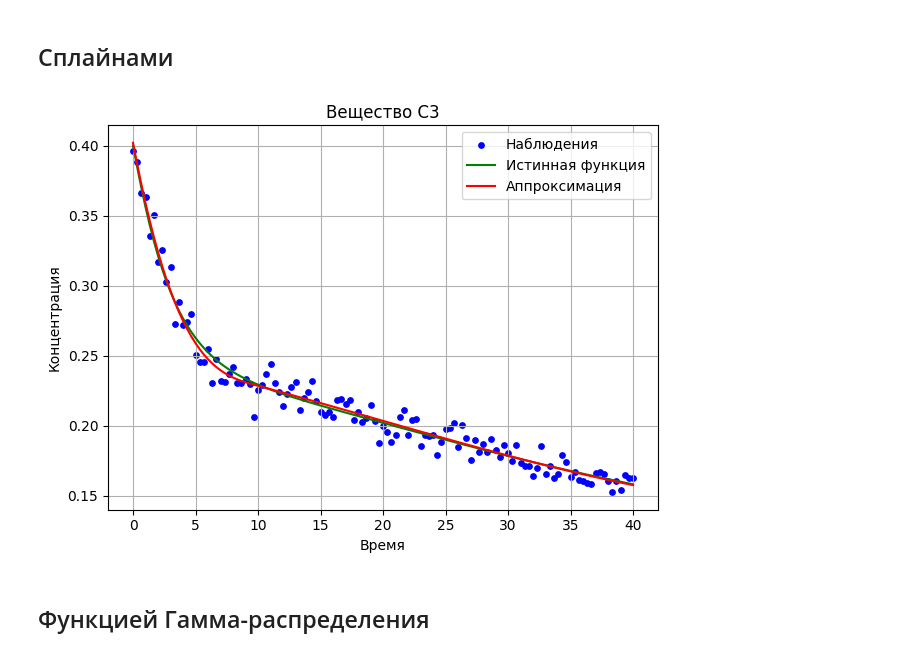
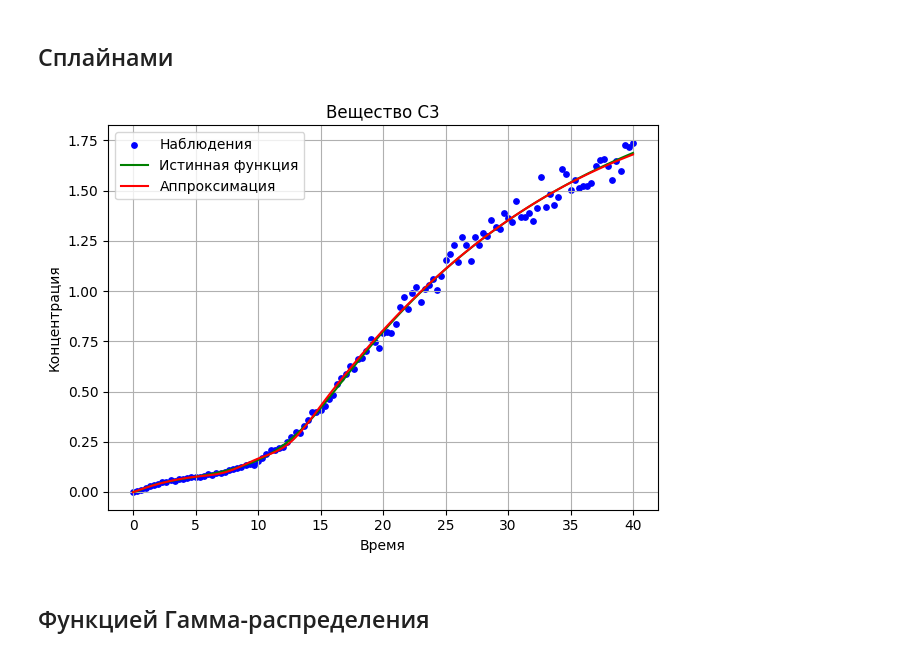
Before and after one commit to Lirik-17/Chemistry, a Jupyter notebook: MY_WORK/My_chem_gen/experiments/10_realize_gamma_distrib.ipynb, the cells around one changed output. Saved outputs shown, nothing was run; the diff lists cells and outputs as text; code cells hidden in the pictures.

```diff
--- a/MY_WORK/My_chem_gen/experiments/10_realize_gamma_distrib.ipynb
+++ b/MY_WORK/My_chem_gen/experiments/10_realize_gamma_distrib.ipynb
@@ -52,8 +52,11 @@ def true_ode_func(t: float, y: np.ndarray, k: np.ndarray) -> np.ndarray:
 N_REACTION = 4                                                           # кол-во реакций
 N_SUBSTANCE = 5                                                          # кол-во веществ
 VR_TIME = 40                                                             # время протекания реакций
-INIT_CONC = np.array([1.0, 0.5, 0.1, 0.4, 0])                            # начальные концентрации веществ
-k = np.array([0.2, 0.1, 0.13, 0.3])                                      # константы скоростей реакций
+# INIT_CONC = np.array([1.0, 0.5, 0.1, 0.4, 0])                            # начальные концентрации веществ
+# k = np.array([0.2, 0.1, 0.13, 0.3])                                      # константы скоростей реакций
+
+k = np.array([0.02, 0.5, 0.05, 2.])
+INIT_CONC = np.array([4.0, 1, 0, 0, 0])
 
 tspan = [0.0, VR_TIME]                                               # временной промежуток
 tsteps = np.linspace(0, VR_TIME, VR_TIME*3 + 1)                # шаги по временному промежутку (количество точек)
@@ -156,7 +159,8 @@ print(data)
 # %% [markdown]
 ## Сплайнами
 # %%
-splines = []  # Список для хранения моделей
+splines_data = np.zeros_like(data[0])    # Массив для хранения данных генерации моделей
+splines_model = []                       # Массив для хранения моделей
 
 # Создаем плотную сетку для отображения сплайна
 x_dense = np.linspace(0, VR_TIME, len(tsteps) * 1)
@@ -165,38 +169,39 @@ x_dense = np.linspace(0, VR_TIME, len(tsteps) * 1)
 knots = np.linspace(0, VR_TIME, 7)
 knots = np.delete(knots, [0, -1])           # Узлы должны быть внутри диапазона x, не должны содержать концов
 
-knots_smart = [10.]                # Сделал меньше промежутки в начале, где происходят интенсивные изменения
+# knots_smart = [10.]                # Сделал меньше промежутки в начале, где происходят интенсивные изменения
+knots_smart = [5., 7.5, 10., 12.5, 15.]
 
 # Перебираем вещества
 for i in [3]:
     y = y_noisy[i]  # Преобразование в 1D массив
 
     # Создаем и обучаем модель полиномиальной регрессии
     spline = LSQUnivariateSpline(tsteps, y, knots_smart, k=3)
-    splines.append(spline)  # Сохраняем модель
+    splines_model.append(spline)  # Сохраняем модель
 
     y_pred = spline(x_dense)
-    # y_pred = spline(tsteps)
+    splines_data = y_pred  # Сохраняем данные модели
 
     # Строим график
     plt.scatter(tsteps, y, color='blue', label='Наблюдения', s=15)
     plt.plot(tsteps, CONC_TRUE[i], color='green', label='Истинная функция')
     plt.plot(x_dense, y_pred, color='red', label='Аппроксимация')
 
     # Настройка графика
     plt.title(f'Вещество C{i}')
     plt.xlabel('Время')
     plt.ylabel('Концентрация')
     plt.legend()
     plt.grid()
 
     plt.tight_layout()
     plt.show()
 
     # Вывод коэффициентов
     # r2 = r2_score(CONC_TRUE[i], y_pred)
     # print(f"Вещество C{i}: R^2 = {r2:.6f}")
 # %% [output]
-[figure, old version]
+[figure, new version]
 # %% [markdown]
 ## Функцией Гамма-распределения
```
Also changed, not shown: parts of 37 cells of this notebook, 10 other files.
